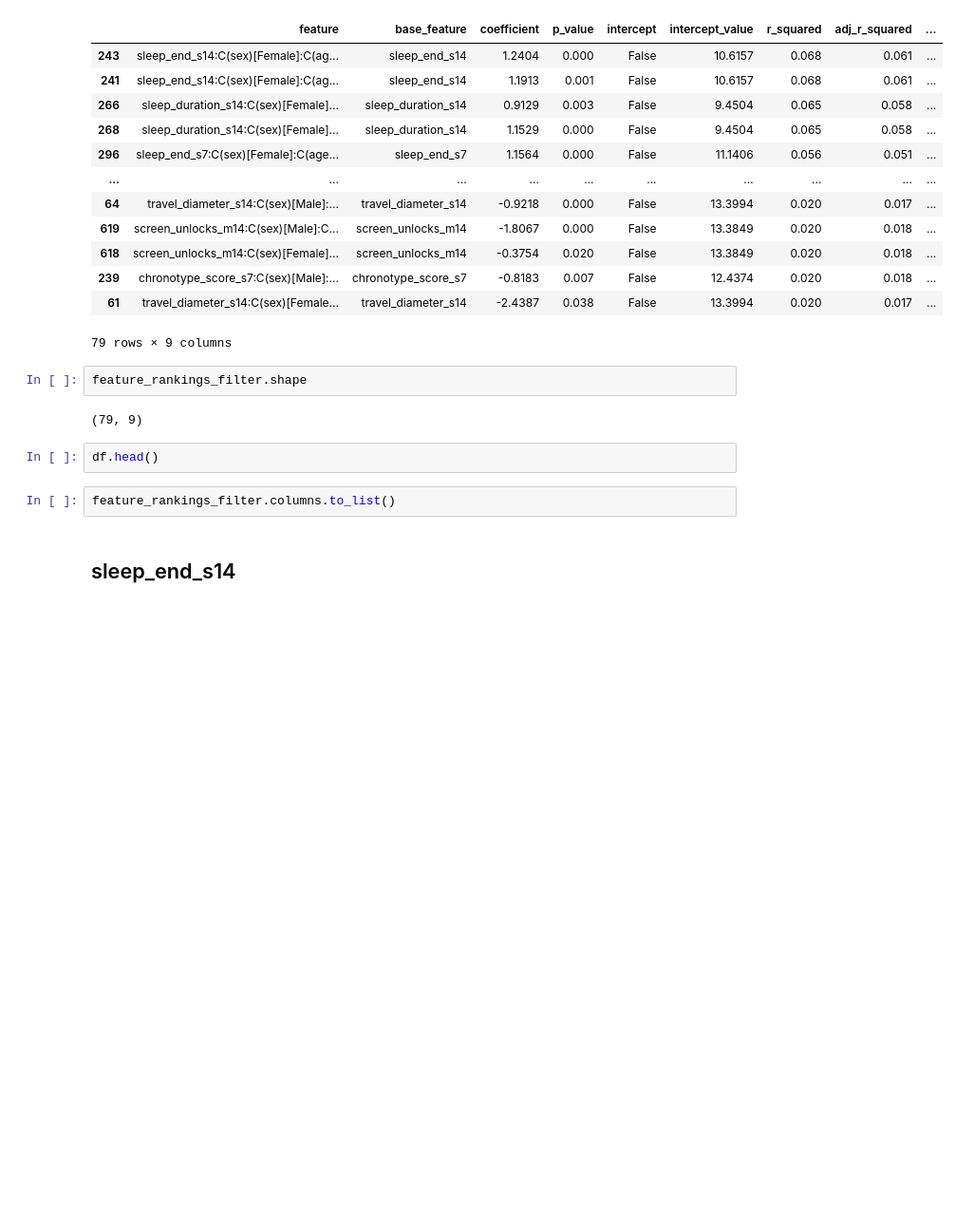
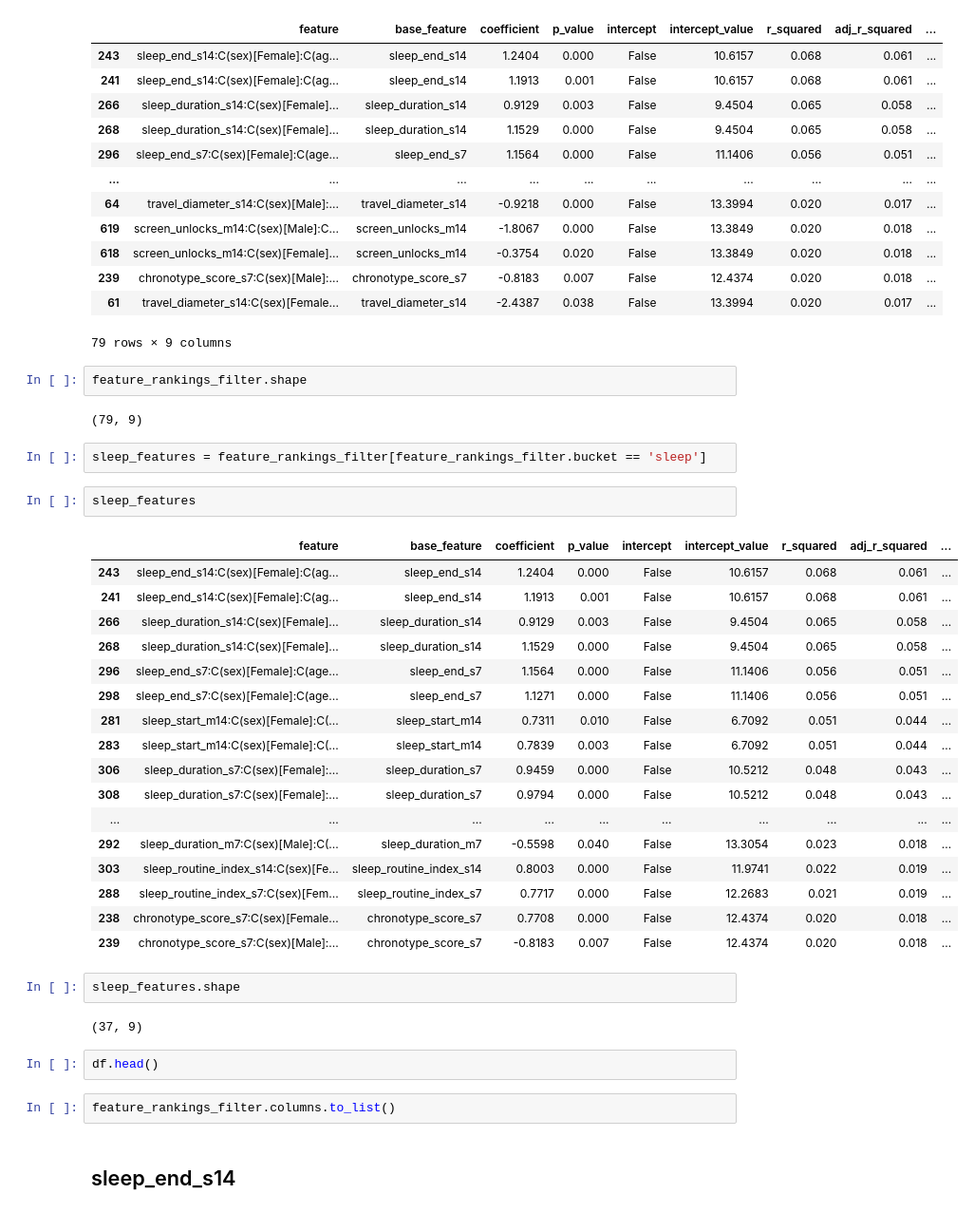
Before and after one commit to paragjadhav14/HR_ML_model_building, a Jupyter notebook: inference_v1_21_03_2025_aashi.ipynb, the cells around one changed output. Shown at 95% size. Cells and saved outputs as stored; diff of their text form; blank space fills up the shorter version.

```diff
--- a/inference_v1_21_03_2025_aashi.ipynb
+++ b/inference_v1_21_03_2025_aashi.ipynb
@@ -683,6 +643,32 @@ feature_rankings_filter
 feature_rankings_filter.shape
 # %% [output]
 (79, 9)
+# %%
+sleep_features = feature_rankings_filter[feature_rankings_filter.bucket == 'sleep']
+# %%
+sleep_features
+# %% [output]
+|  | feature | base_feature | coefficient | p_value | intercept | intercept_value | r_squared | adj_r_squared | ... |
+| 243 | sleep_end_s14:C(sex)[Female]:C(ag... | sleep_end_s14 | 1.2404 | 0.000 | False | 10.6157 | 0.068 | 0.061 | ... |
+| 241 | sleep_end_s14:C(sex)[Female]:C(ag... | sleep_end_s14 | 1.1913 | 0.001 | False | 10.6157 | 0.068 | 0.061 | ... |
+| 266 | sleep_duration_s14:C(sex)[Female]... | sleep_duration_s14 | 0.9129 | 0.003 | False | 9.4504 | 0.065 | 0.058 | ... |
+| 268 | sleep_duration_s14:C(sex)[Female]... | sleep_duration_s14 | 1.1529 | 0.000 | False | 9.4504 | 0.065 | 0.058 | ... |
+| 296 | sleep_end_s7:C(sex)[Female]:C(age... | sleep_end_s7 | 1.1564 | 0.000 | False | 11.1406 | 0.056 | 0.051 | ... |
+| 298 | sleep_end_s7:C(sex)[Female]:C(age... | sleep_end_s7 | 1.1271 | 0.000 | False | 11.1406 | 0.056 | 0.051 | ... |
+| 281 | sleep_start_m14:C(sex)[Female]:C(... | sleep_start_m14 | 0.7311 | 0.010 | False | 6.7092 | 0.051 | 0.044 | ... |
+| 283 | sleep_start_m14:C(sex)[Female]:C(... | sleep_start_m14 | 0.7839 | 0.003 | False | 6.7092 | 0.051 | 0.044 | ... |
+| 306 | sleep_duration_s7:C(sex)[Female]:... | sleep_duration_s7 | 0.9459 | 0.000 | False | 10.5212 | 0.048 | 0.043 | ... |
+| 308 | sleep_duration_s7:C(sex)[Female]:... | sleep_duration_s7 | 0.9794 | 0.000 | False | 10.5212 | 0.048 | 0.043 | ... |
+| ... | ... | ... | ... | ... | ... | ... | ... | ... | ... |
+| 292 | sleep_duration_m7:C(sex)[Male]:C(... | sleep_duration_m7 | -0.5598 | 0.040 | False | 13.3054 | 0.023 | 0.018 | ... |
+| 303 | sleep_routine_index_s14:C(sex)[Fe... | sleep_routine_index_s14 | 0.8003 | 0.000 | False | 11.9741 | 0.022 | 0.019 | ... |
+| 288 | sleep_routine_index_s7:C(sex)[Fem... | sleep_routine_index_s7 | 0.7717 | 0.000 | False | 12.2683 | 0.021 | 0.019 | ... |
+| 238 | chronotype_score_s7:C(sex)[Female... | chronotype_score_s7 | 0.7708 | 0.000 | False | 12.4374 | 0.020 | 0.018 | ... |
+| 239 | chronotype_score_s7:C(sex)[Male]:... | chronotype_score_s7 | -0.8183 | 0.007 | False | 12.4374 | 0.020 | 0.018 | ... |
+# %%
+sleep_features.shape
+# %% [output]
+(37, 9)
 # %%
 df.head()
 # %%
```
Also changed, not shown: parts of 22 cells of this notebook.
